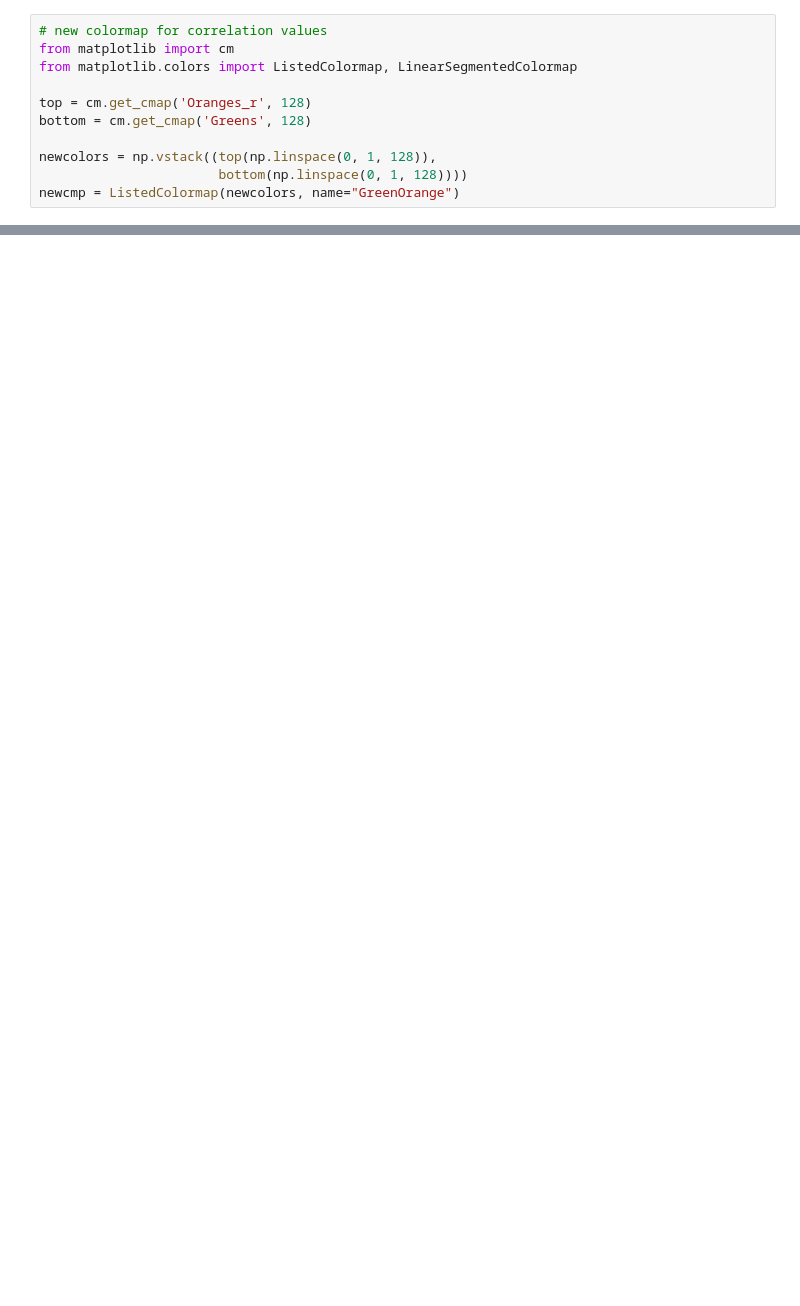
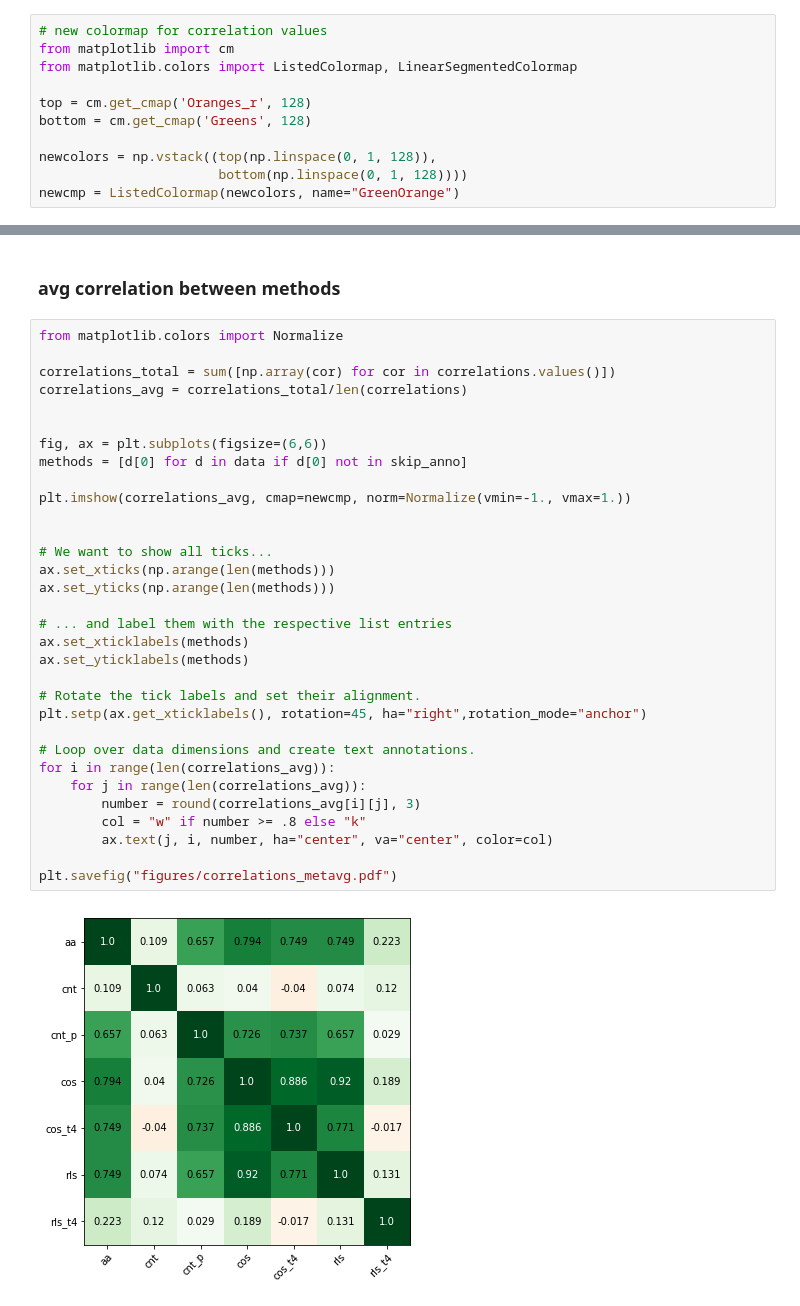
Before and after one commit to heinp/germarxcor, a Jupyter notebook: code/theory_embeddings.ipynb, the cells around one changed output, grey strips where cells are left out. Drawn from its saved outputs; the diff is of its cells as text; blank space fills up the shorter version.

```diff
--- a/code/theory_embeddings.ipynb
+++ b/code/theory_embeddings.ipynb
@@ -769,0 +924,36 @@ plt.show()
+# %% [markdown]
+### avg correlation between methods
+# %%
+from matplotlib.colors import Normalize
+
+correlations_total = sum([np.array(cor) for cor in correlations.values()])
+correlations_avg = correlations_total/len(correlations)
+
+
+fig, ax = plt.subplots(figsize=(6,6))
+methods = [d[0] for d in data if d[0] not in skip_anno]
+
+plt.imshow(correlations_avg, cmap=newcmp, norm=Normalize(vmin=-1., vmax=1.))
+
+
+# We want to show all ticks...
+ax.set_xticks(np.arange(len(methods)))
+ax.set_yticks(np.arange(len(methods)))
+
+# ... and label them with the respective list entries
+ax.set_xticklabels(methods)
+ax.set_yticklabels(methods)
+
+# Rotate the tick labels and set their alignment.
+plt.setp(ax.get_xticklabels(), rotation=45, ha="right",rotation_mode="anchor")
+
+# Loop over data dimensions and create text annotations.
+for i in range(len(correlations_avg)):
+    for j in range(len(correlations_avg)):
+        number = round(correlations_avg[i][j], 3)
+        col = "w" if number >= .8 else "k"
+        ax.text(j, i, number, ha="center", va="center", color=col)
+
+plt.savefig("figures/correlations_metavg.pdf")
+# %% [output]
+[figure, added]
```
Also changed, not shown: parts of 25 cells of this notebook, 12 other files.
